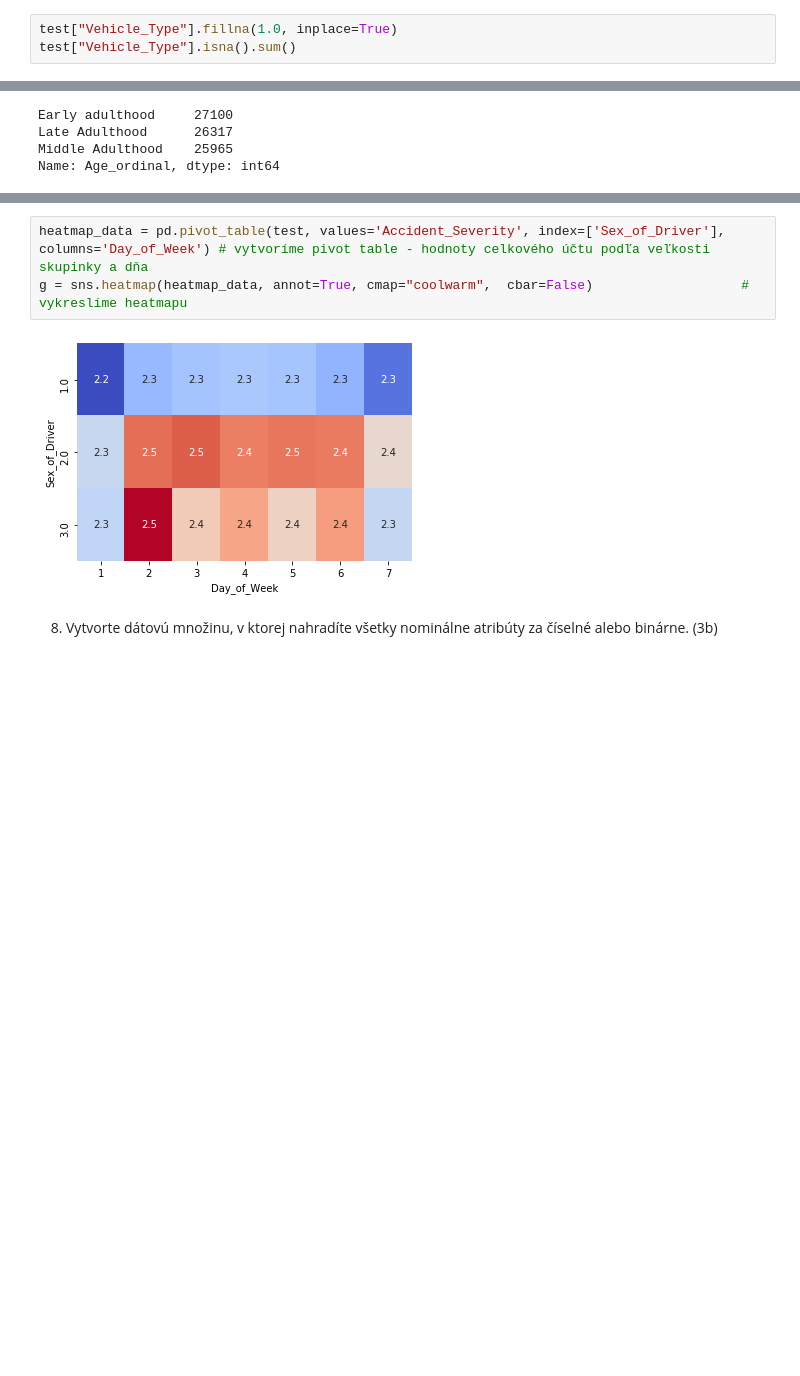
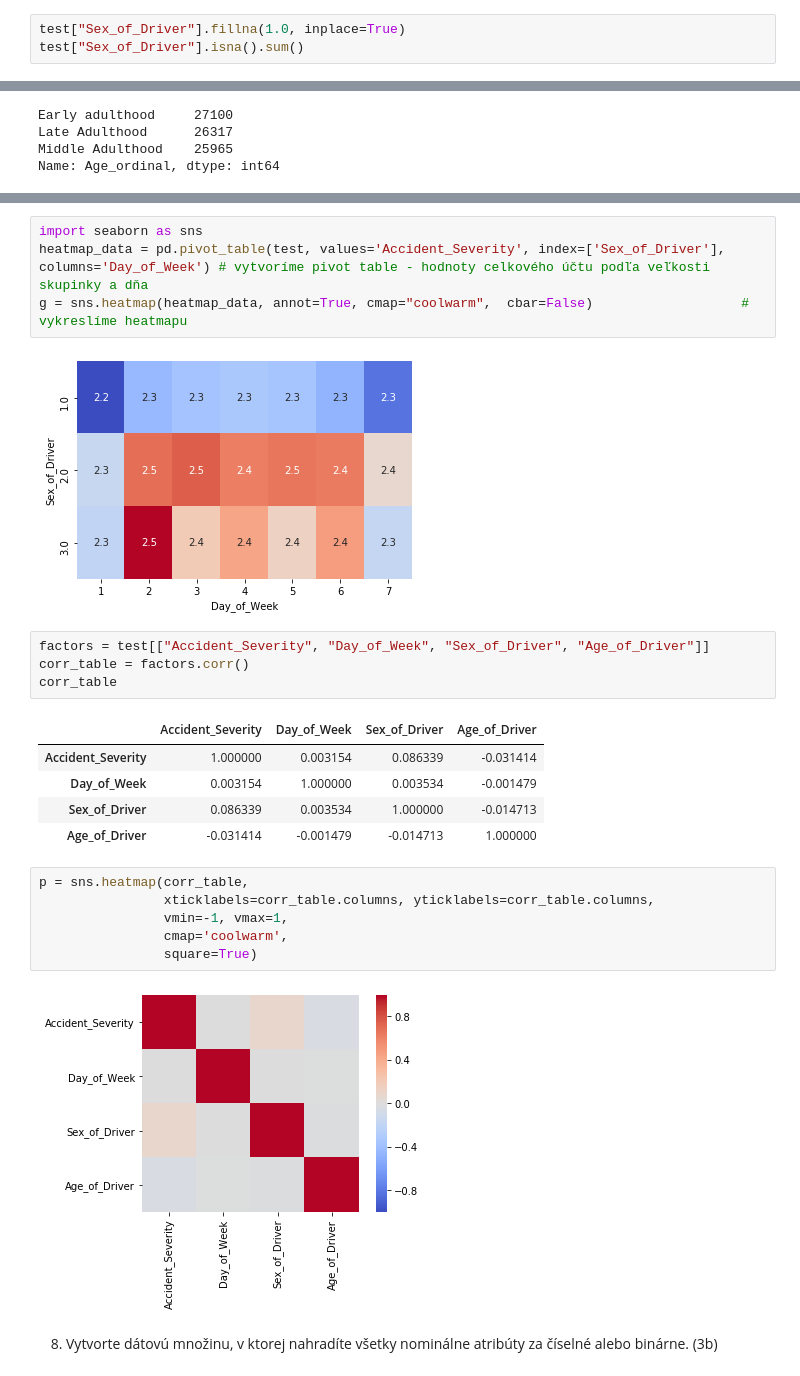
Before and after one commit to InuTao/moje_WDA, a Jupyter notebook: extra/zadanie/zadanie.ipynb, the cells around one changed output, grey strips where cells are left out. Saved outputs shown, nothing was run; the diff lists cells and outputs as text; blank space fills up the shorter version.

```diff
--- a/extra/zadanie/zadanie.ipynb
+++ b/extra/zadanie/zadanie.ipynb
@@ -292,8 +291,8 @@ test["Sex_of_Driver"].value_counts()
 3.0     4350
 Name: Sex_of_Driver, dtype: int64
 # %%
-test["Vehicle_Type"].fillna(1.0, inplace=True)
-test["Vehicle_Type"].isna().sum()
+test["Sex_of_Driver"].fillna(1.0, inplace=True)
+test["Sex_of_Driver"].isna().sum()
 # %% [output]
 0
 # %% [markdown]
@@ -335,10 +334,29 @@ pd.pivot_table(test, index=["Age_ordinal", "Sex_of_Driver"], columns="Day_of_Wee
 |  | 2.0 | 2.283019 | 2.399374 | 2.445905 | 2.421596 | 2.385740 | 2.394353 | 2.312727 |
 |  | 3.0 | 2.250000 | 2.000000 | 2.111111 | 2.666667 | 2.285714 | 2.500000 | 2.222222 |
 # %%
+import seaborn as sns
 heatmap_data = pd.pivot_table(test, values='Accident_Severity', index=['Sex_of_Driver'], columns='Day_of_Week') # vytvoríme pivot table - hodnoty celkového účtu podľa veľkosti skupinky a dňa
 g = sns.heatmap(heatmap_data, annot=True, cmap="coolwarm",  cbar=False)                   # vykreslíme heatmapu
 # %% [output]
 [figure]
+# %%
+factors = test[["Accident_Severity", "Day_of_Week", "Sex_of_Driver", "Age_of_Driver"]]
+corr_table = factors.corr()
+corr_table
+# %% [output]
+|  | Accident_Severity | Day_of_Week | Sex_of_Driver | Age_of_Driver |
+| Accident_Severity | 1.000000 | 0.003154 | 0.086339 | -0.031414 |
+| Day_of_Week | 0.003154 | 1.000000 | 0.003534 | -0.001479 |
+| Sex_of_Driver | 0.086339 | 0.003534 | 1.000000 | -0.014713 |
+| Age_of_Driver | -0.031414 | -0.001479 | -0.014713 | 1.000000 |
+# %%
+p = sns.heatmap(corr_table,
+                xticklabels=corr_table.columns, yticklabels=corr_table.columns,
+                vmin=-1, vmax=1,
+                cmap='coolwarm',
+                square=True)
+# %% [output]
+[figure, added]
 # %% [markdown]
 8. Vytvorte dátovú množinu, v ktorej nahradíte všetky nominálne atribúty za číselné alebo binárne. (3b)
 # %%
```
Also changed, not shown: parts of 36 cells of this notebook, 3 other files.
